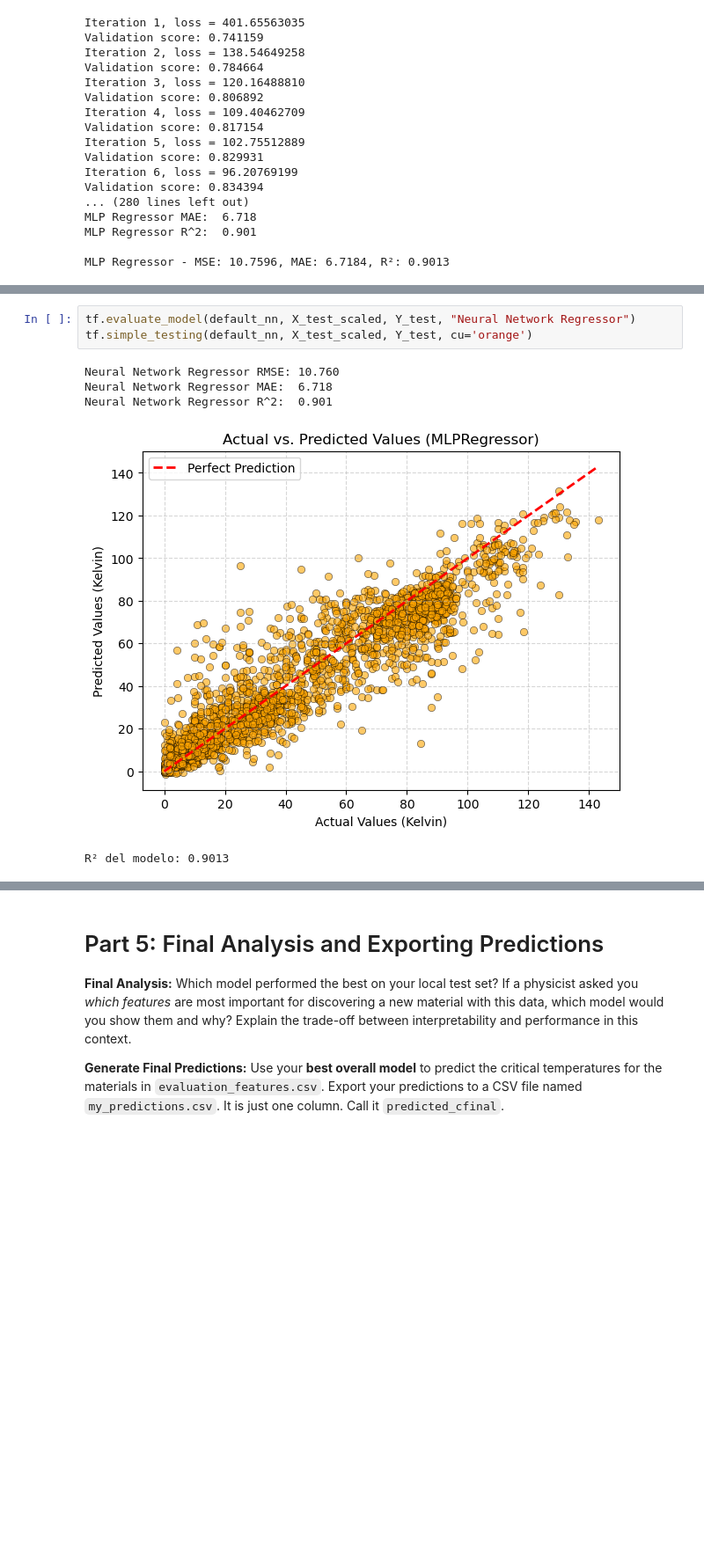
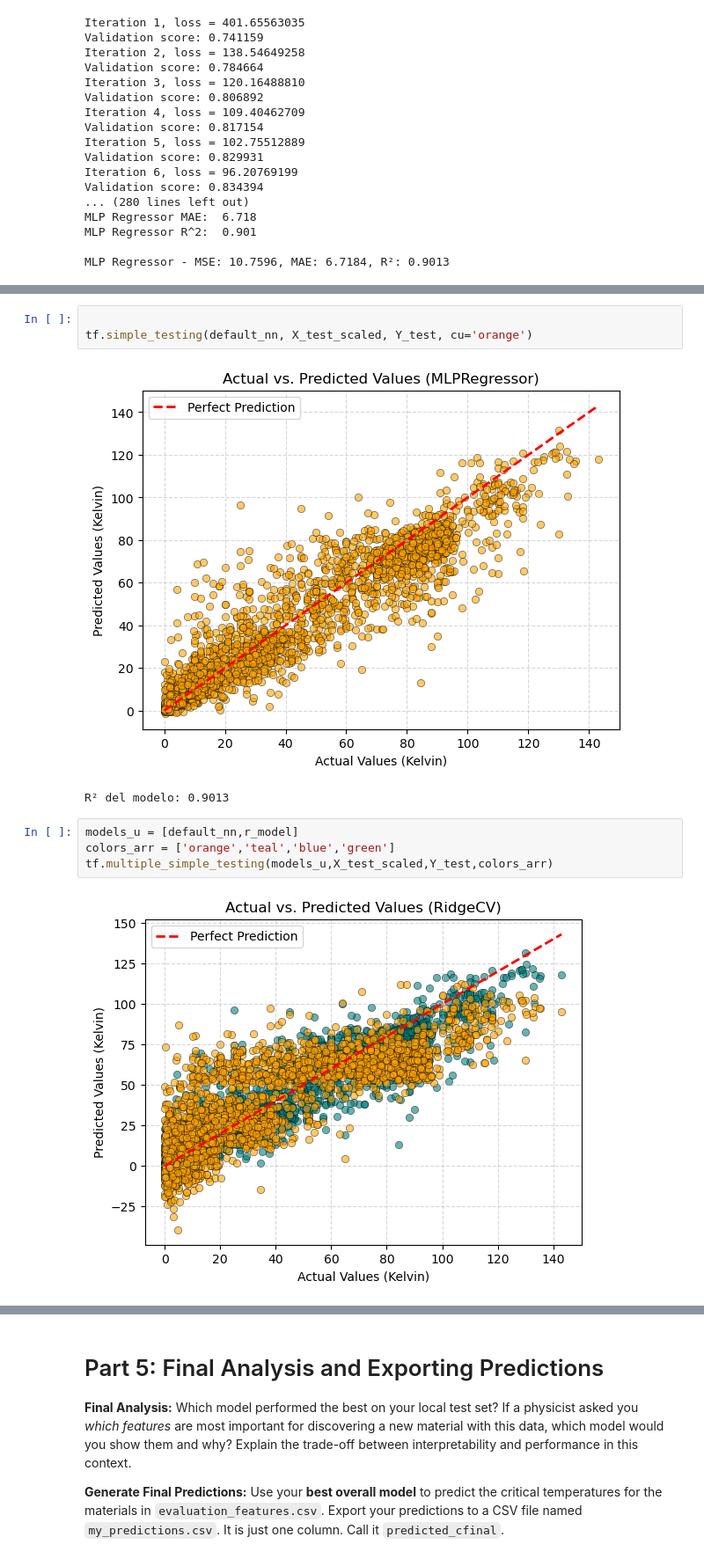
Before and after one commit to AlejoProjects/ML_project_part_1, a Jupyter notebook: SubmissionTemplate.ipynb, the cells around one changed output, grey strips where cells are left out. Shown at 88% size. Saved outputs shown, nothing was run; the diff lists cells and outputs as text; blank space fills up the shorter version.

```diff
--- a/SubmissionTemplate.ipynb
+++ b/SubmissionTemplate.ipynb
@@ -436,9 +453,12 @@ MLP Regressor - MSE: 10.7596, MAE: 6.7184, R²: 0.9013
 # %%
-tf.evaluate_model(default_nn, X_test_scaled, Y_test, "Neural Network Regressor")
+
 tf.simple_testing(default_nn, X_test_scaled, Y_test, cu='orange')
 # %% [output]
+[figure]
-Neural Network Regressor RMSE: 10.760
-Neural Network Regressor MAE:  6.718
-Neural Network Regressor R^2:  0.901
+R² del modelo: 0.9013
-[figure]
-R² del modelo: 0.9013
+# %%
+models_u = [default_nn,r_model]
+colors_arr = ['orange','teal','blue','green']
+tf.multiple_simple_testing(models_u,X_test_scaled,Y_test,colors_arr)
+# %% [output]
+[figure, added]
```
Also changed, not shown: parts of 20 cells of this notebook, 9 other files.
